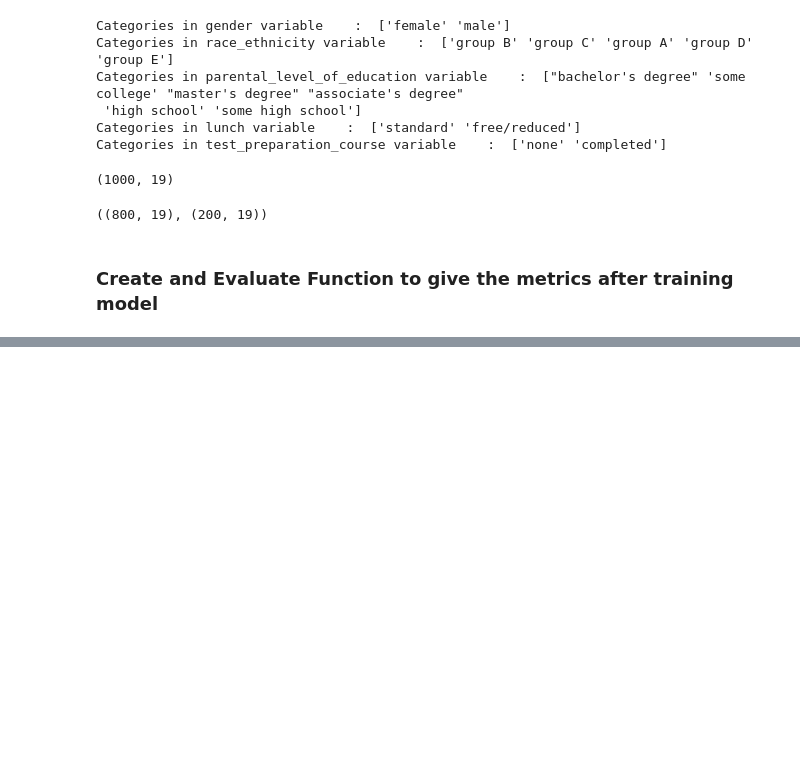
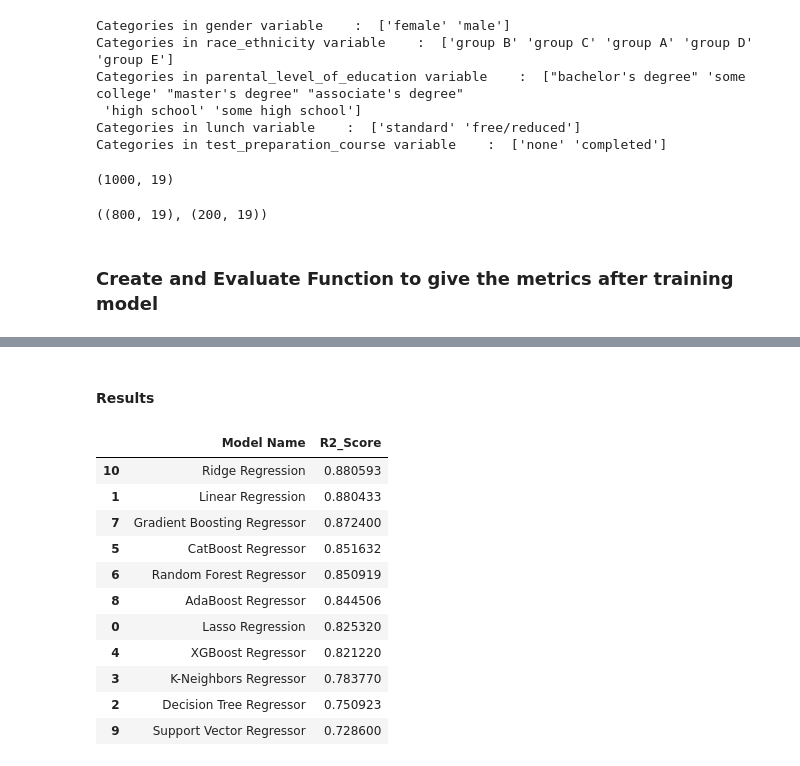
Before and after one commit to AjaySulya/MLProject, a Jupyter notebook: notebook/MODEL TRAINING.ipynb, the cells around one changed output, grey strips where cells are left out. Cells and saved outputs as stored; diff of their text form; code cells hidden in the pictures; blank space fills up the shorter version.

Commit message:
Data Ingestion

```diff
--- a/notebook/MODEL TRAINING.ipynb
+++ b/notebook/MODEL TRAINING.ipynb
@@ -120,0 +188,17 @@ def evaluate_model(true , pred):
+# %% [markdown]
+#### Results
+# %%
+pd.DataFrame(list(zip(model_list, r2_list)), columns=['Model Name', 'R2_Score']).sort_values(by=["R2_Score"],ascending=False)
+# %% [output]
+|  | Model Name | R2_Score |
+| 10 | Ridge Regression | 0.880593 |
+| 1 | Linear Regression | 0.880433 |
+| 7 | Gradient Boosting Regressor | 0.872400 |
+| 5 | CatBoost Regressor | 0.851632 |
+| 6 | Random Forest Regressor | 0.850919 |
+| 8 | AdaBoost Regressor | 0.844506 |
+| 0 | Lasso Regression | 0.825320 |
+| 4 | XGBoost Regressor | 0.821220 |
+| 3 | K-Neighbors Regressor | 0.783770 |
+| 2 | Decision Tree Regressor | 0.750923 |
+| 9 | Support Vector Regressor | 0.728600 |
```
Also changed, not shown: parts of 8 cells of this notebook, 9 other files.
